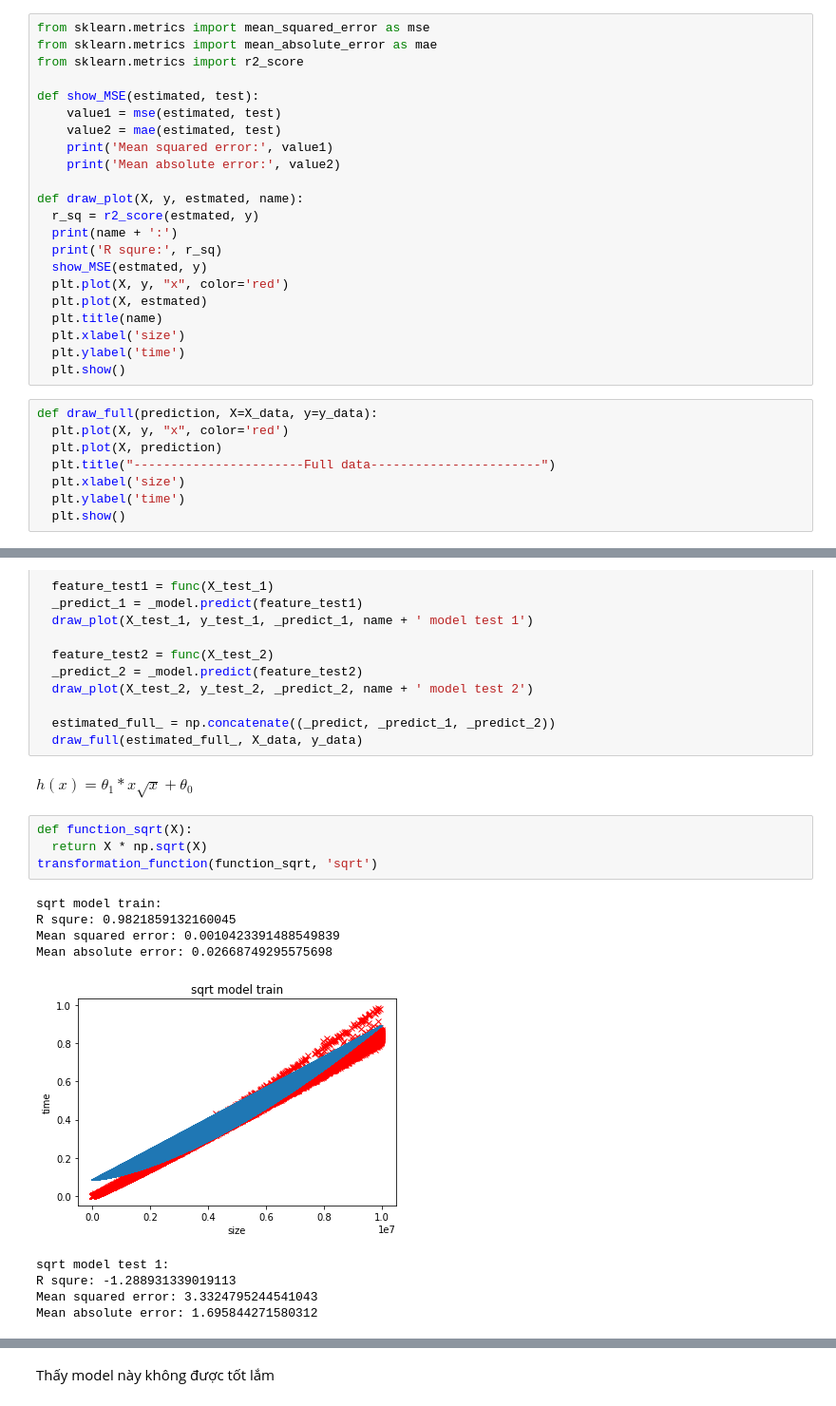
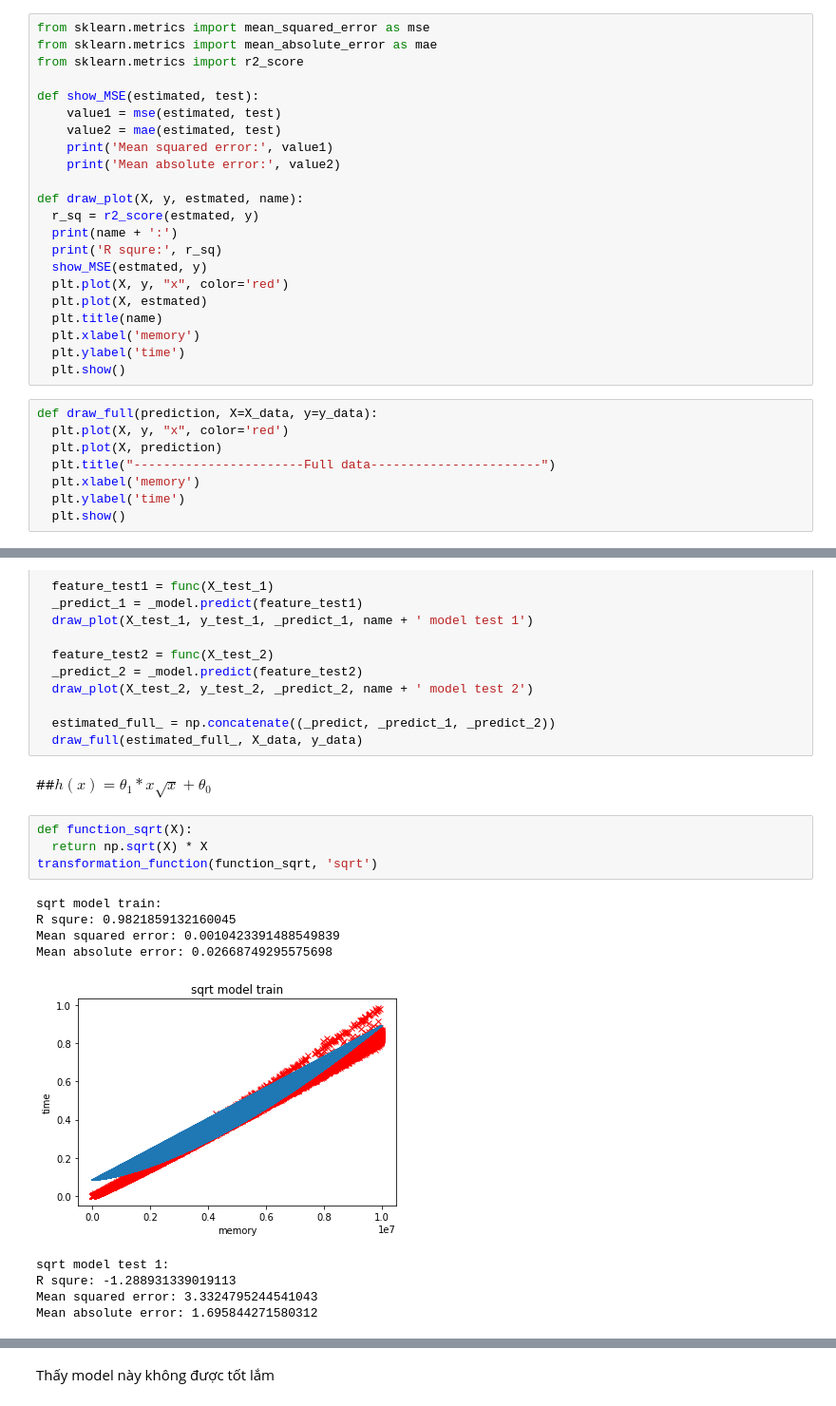
Before and after one commit to phutaekwondo/CS114.L21, a Jupyter notebook: BT_colab_so_2.ipynb, the cells around one changed output, grey strips where cells are left out. Shown at 95% size. Saved outputs shown, nothing was run; the diff lists cells and outputs as text.

```diff
--- a/BT_colab_so_2.ipynb
+++ b/BT_colab_so_2.ipynb
@@ -61,7 +81,7 @@ def draw_plot(X, y, estmated, name):
   plt.plot(X, y, "x", color='red')
   plt.plot(X, estmated)
   plt.title(name)
-  plt.xlabel('size')
+  plt.xlabel('memory')
   plt.ylabel('time')
   plt.show()
 # %%
@@ -69,7 +89,7 @@ def draw_full(prediction, X=X_data, y=y_data):
   plt.plot(X, y, "x", color='red')
   plt.plot(X, prediction)
   plt.title("-----------------------Full data-----------------------")
-  plt.xlabel('size')
+  plt.xlabel('memory')
   plt.ylabel('time')
   plt.show()
 # %% [markdown]
@@ -193,17 +239,17 @@ def transformation_function(func, name):
   estimated_full_ = np.concatenate((_predict, _predict_1, _predict_2))
   draw_full(estimated_full_, X_data, y_data)
 # %% [markdown]
-$h(x) = \theta_1 * x \sqrt{x} + \theta_0$
+##$h(x) = \theta_1 * x \sqrt{x} + \theta_0$
 # %%
 def function_sqrt(X):
-  return X * np.sqrt(X)
+  return np.sqrt(X) * X
 transformation_function(function_sqrt, 'sqrt')
 # %% [output]
 sqrt model train:
 R squre: 0.9821859132160045
 Mean squared error: 0.0010423391488549839
 Mean absolute error: 0.02668749295575698
-[figure, old version]
+[figure, new version]
 sqrt model test 1:
 R squre: -1.288931339019113
 Mean squared error: 3.3324795244541043
```
Also changed, not shown: parts of 21 cells of this notebook.
